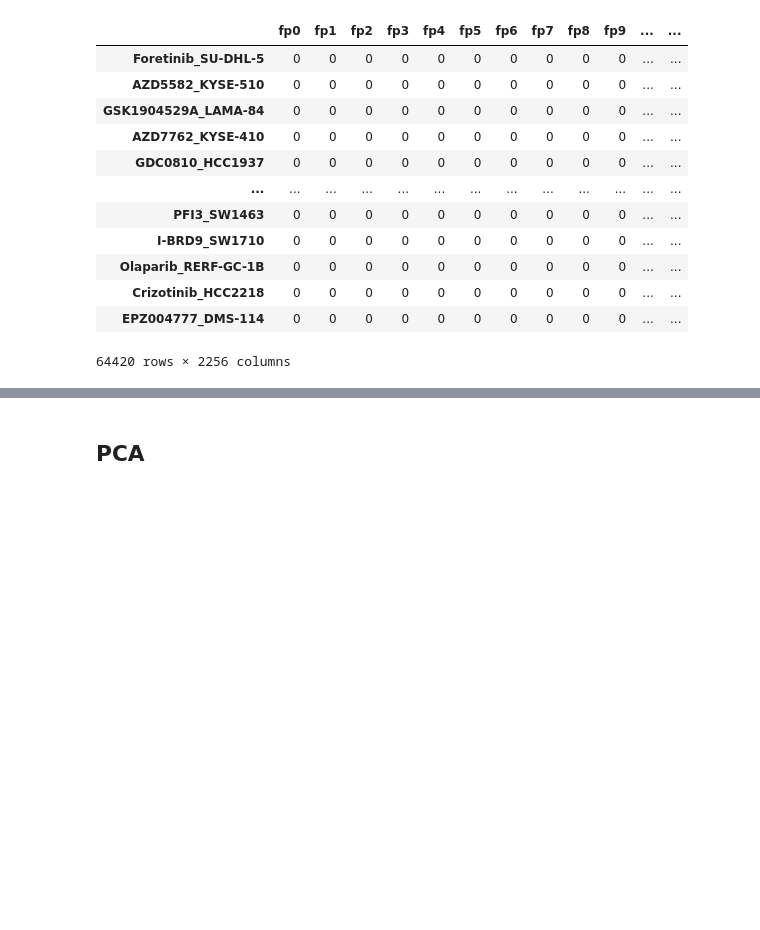
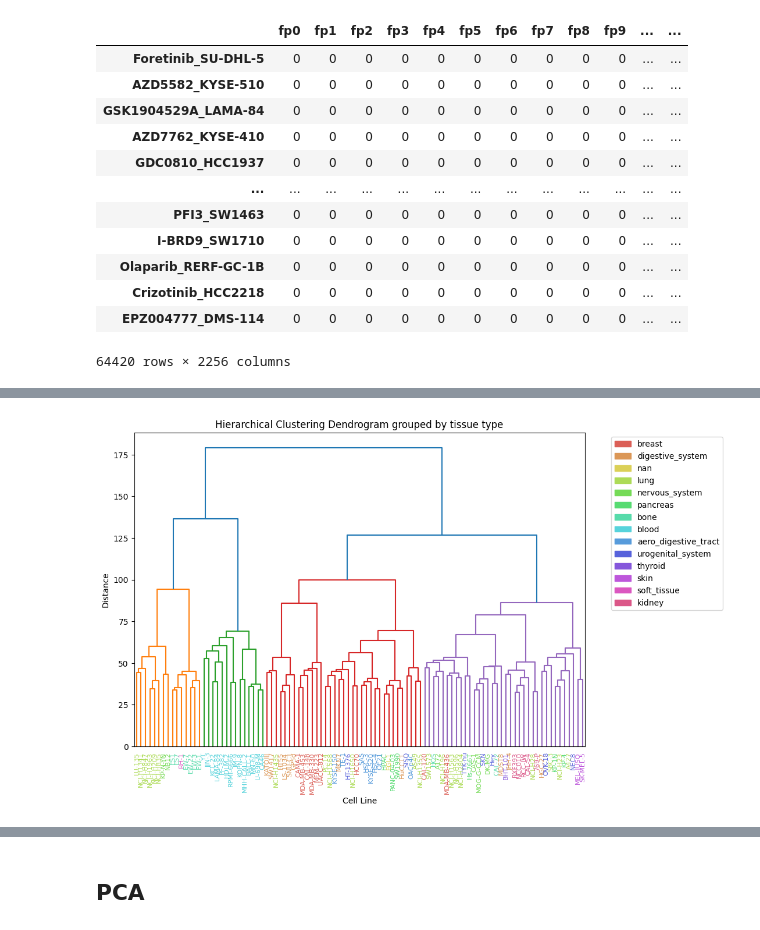
Before and after one commit to paulo-seixal/drug_sensitivity, a Jupyter notebook: unsupervised.ipynb, the cells around one changed output, grey strips where cells are left out. Cells and saved outputs as stored; diff of their text form; code cells hidden in the pictures; blank space fills up the shorter version.

```diff
--- a/unsupervised.ipynb
+++ b/unsupervised.ipynb
@@ -170,0 +223,54 @@ x_train
+# %%
+import numpy as np
+import pandas as pd
+import matplotlib.pyplot as plt
+import seaborn as sns
+from scipy.cluster.hierarchy import dendrogram, linkage
+from matplotlib.colors import rgb2hex, to_rgba
+import random
+from matplotlib.patches import Patch
+
+# tissue_data = pd.read_excel('./data/tissue.xlsx', index_col=0)
+linked = linkage(sampled_df, 'ward')
+unique_sites = cell_lines_info['Tissue'].unique()
+palette = sns.color_palette('hls',len(unique_sites))
+
+# color dictionary
+color_dict = {tissue: rgb2hex(color) for tissue, color in zip(unique_sites, palette)}
+#print(color_dict)
+
+# mapping each cell line to its tissue color
+tissue_colors = cell_lines_info.set_index('Cell Line_ID')['Tissue'].map(color_dict)
+
+plt.figure(figsize=(10, 7))
+dendro = dendrogram(linked,
+                    orientation='top',
+                    labels=sampled_df.index,
+                    distance_sort='descending',
+                    show_leaf_counts=True,
+                    leaf_rotation=90,
+                    leaf_font_size=8,
+                    )
+
+# apply gradient
+ax = plt.gca()
+xlbls = ax.get_xmajorticklabels()
+num_labels = len(xlbls)
+for i, lbl in enumerate(xlbls):
+    lbl.set_color(to_rgba(tissue_colors[lbl.get_text()], alpha=1))
+
+plt.ylabel('Distance')
+plt.xlabel('Cell Line')
+plt.title('Hierarchical Clustering Dendrogram grouped by tissue type')
+
+# Create a list of Patch objects, one for each unique color
+legend_patches = [Patch(color=color, label=tissue) for tissue, color in color_dict.items()]
+
+# Add the legend to your plot
+plt.legend(handles=legend_patches, bbox_to_anchor=(1.05, 1), loc='upper left')
+
+# The rest of your plotting code...
+
+plt.show()
+# %% [output]
+[figure, added]
```
Also changed, not shown: parts of 12 cells of this notebook, 4 other files.
